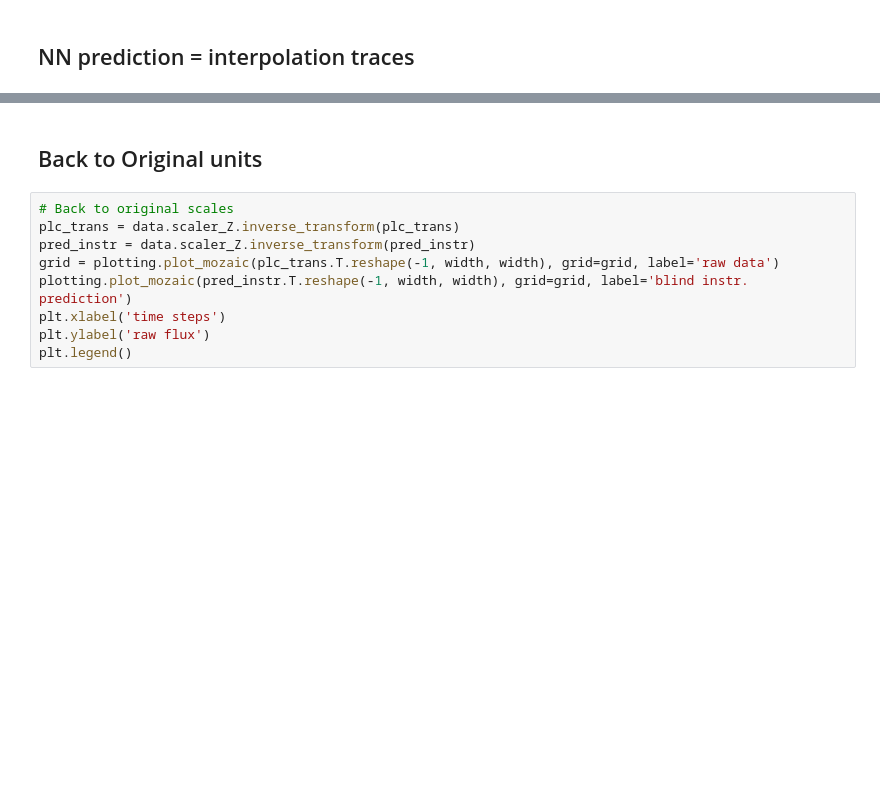
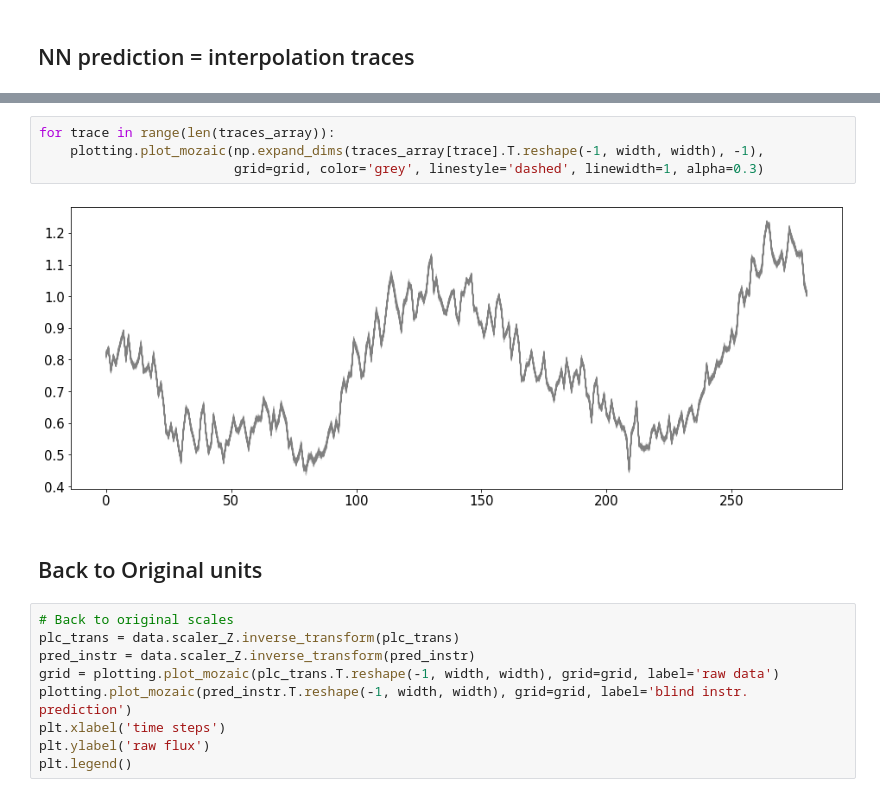
Before and after one commit to ucl-exoplanets/deepARTransit, a Jupyter notebook: deepartransit/notebooks/00_play_with_traces.ipynb, the cells around one changed output, grey strips where cells are left out. Saved outputs shown, nothing was run; the diff lists cells and outputs as text; blank space fills up the shorter version.

```diff
--- a/deepartransit/notebooks/00_play_with_traces.ipynb
+++ b/deepartransit/notebooks/00_play_with_traces.ipynb
@@ -98,3 +106,9 @@ plt.legend()
+# %%
+for trace in range(len(traces_array)):
+    plotting.plot_mozaic(np.expand_dims(traces_array[trace].T.reshape(-1, width, width), -1),
+                         grid=grid, color='grey', linestyle='dashed', linewidth=1, alpha=0.3)
+# %% [output]
+[figure, added]
 # %% [markdown]
 ## Back to Original units
 # %%
```
Also changed, not shown: parts of 10 cells of this notebook, 1 other file.
